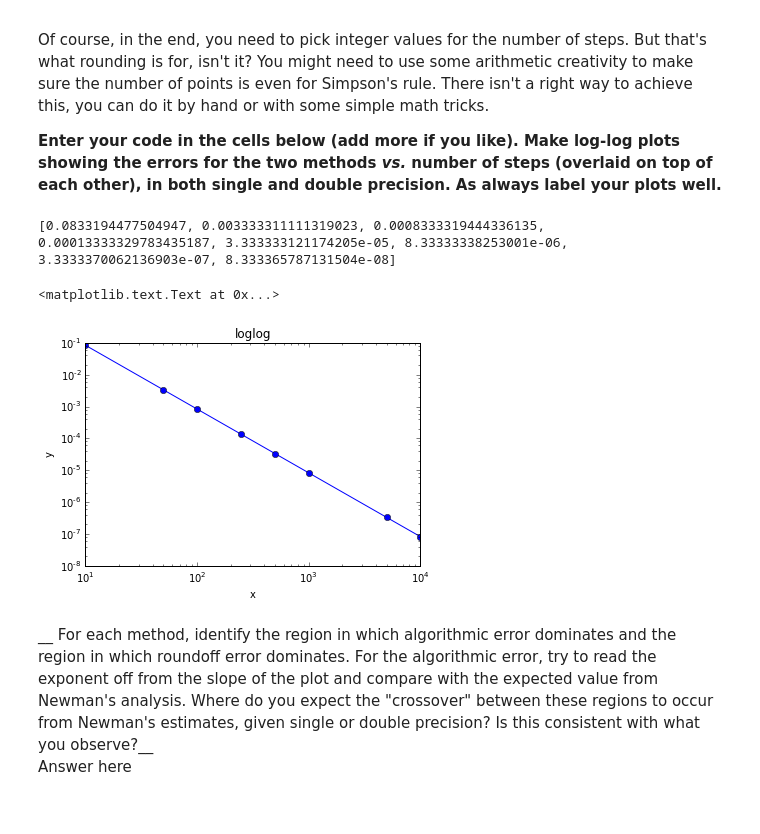
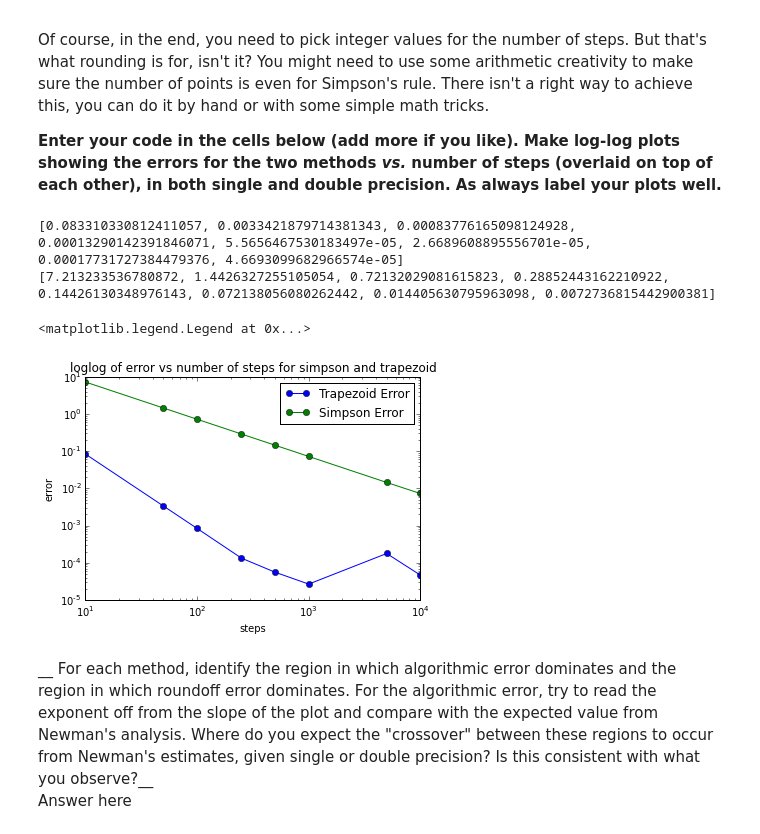
Before and after one commit to elevally/Weekly-Sessions, a Jupyter notebook: Weekly Session 4.ipynb, the cells around one changed output. Saved outputs shown, nothing was run; the diff lists cells and outputs as text; code cells hidden in the pictures.

```diff
--- a/Weekly Session 4.ipynb
+++ b/Weekly Session 4.ipynb
@@ -431,54 +429,66 @@ def f(x):
     value = math.e**-x
     return value
 
-def trapezoid(N, a, b, f):
+def trapezoid(N, a, b, f, float_type=np.float32):
     h = (b-a)/N
-    s = (0.5*f(a) + 0.5*f(b))
+    s = float_type((0.5*f(a) + 0.5*f(b)))
     for i in range(1,N):
-        s+= f(a+i*h)
+        s+= float_type(f(a+i*h))
 
     return(h*s)
 
 
-def simpson(N, a, b, f):
+def simpson(N, a, b, f, float_type=np.float32):
 
     h = (b-a)/N
-    s = f(a) + f(b)
+    s = float_type(f(a) + f(b))
     c = 0
 
     if N%2 != 0:
         return("Fail")
     else:
         for k in range(1,N):
              if k%2 == 0:
-                 s += f(a+k*h)
+                 s += float_type(f(a+k*h))
 
              elif k%2 == 1:
-                 c += f(a+k*h)
+                 c += float_type(f(a+k*h))
 
         s = 2*s + 4*c
         return(h/3*s)
+
+
 
 analytic = -np.e**(-1)+1
 
 N_array = [10,50,100,250,500,1000,5000,10000]
 error_array = []
+error_array2 = []
 a = 0.0
 b = 1.0
 
 for n in N_array:
     approx = trapezoid(n,a,b,f)
     error_array.append(error(approx,analytic))
 print(error_array)
 
-plt.loglog(N_array, error_array,'o-')
-plt.title('loglog')
-plt.xlabel("x")
-plt.ylabel("y")
+for i in N_array:
+    approx2 = simpson(i,a,b,f)
+    error_array2.append(error(approx2,analytic))
+print(error_array2)
+
+
+plt.loglog(N_array, error_array,'bo-',label="Trapezoid Error")
+plt.loglog(N_array,error_array2, 'go-',label="Simpson Error")
+plt.title('loglog of error vs number of steps for simpson and trapezoid')
+plt.xlabel("steps")
+plt.ylabel("error")
+plt.legend()
 # %% [output]
-[0.0833194477504947, 0.003333311111319023, 0.0008333319444336135, 0.00013333329783435187, 3.333333121174205e-05, 8.33333338253001e-06, 3.3333370062136903e-07, 8.333365787131504e-08]
+[0.083310330812411057, 0.0033421879714381343, 0.00083776165098124928, 0.00013290142391846071, 5.5656467530183497e-05, 2.6689608895556701e-05, 0.00017731727384479376, 4.6693099682966574e-05]
+[7.213233536780872, 1.4426327255105054, 0.72132029081615823, 0.28852443162210922, 0.14426130348976143, 0.072138056080262442, 0.014405630795963098, 0.0072736815442900381]
-<matplotlib.text.Text at 0x...>
+<matplotlib.legend.Legend at 0x...>
-[figure, old version]
+[figure, new version]
 # %% [markdown]
 <div class=answer>
 __ For each method, identify the region in which algorithmic error dominates and the region in which roundoff error dominates.  For the algorithmic error, try to read the exponent off from the slope of the plot and compare with the expected value from Newman's analysis.  Where do you expect the "crossover" between these regions to occur
```
Also changed, not shown: parts of 2 cells of this notebook.
